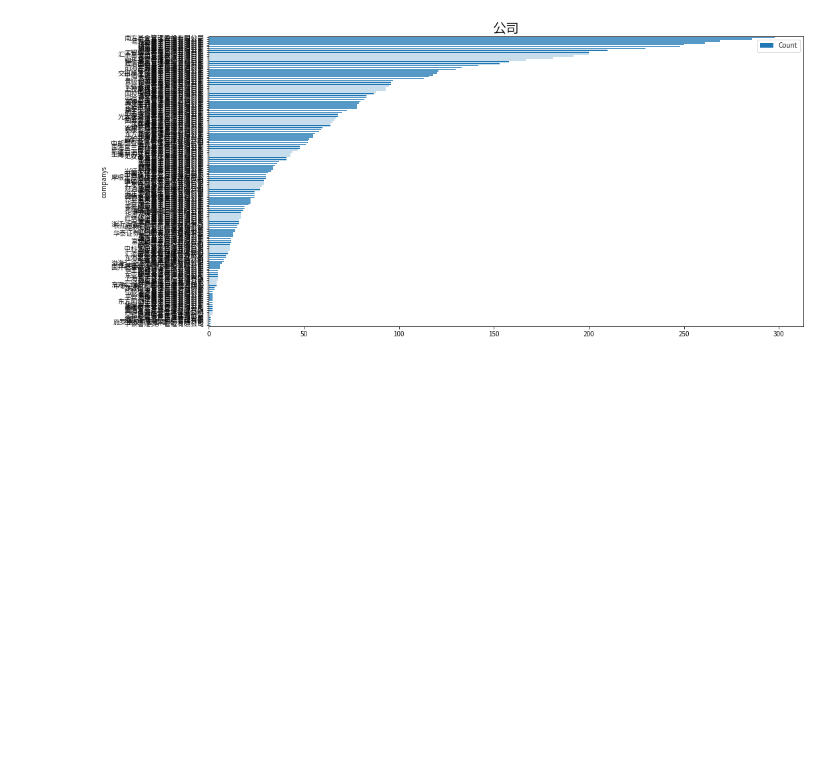
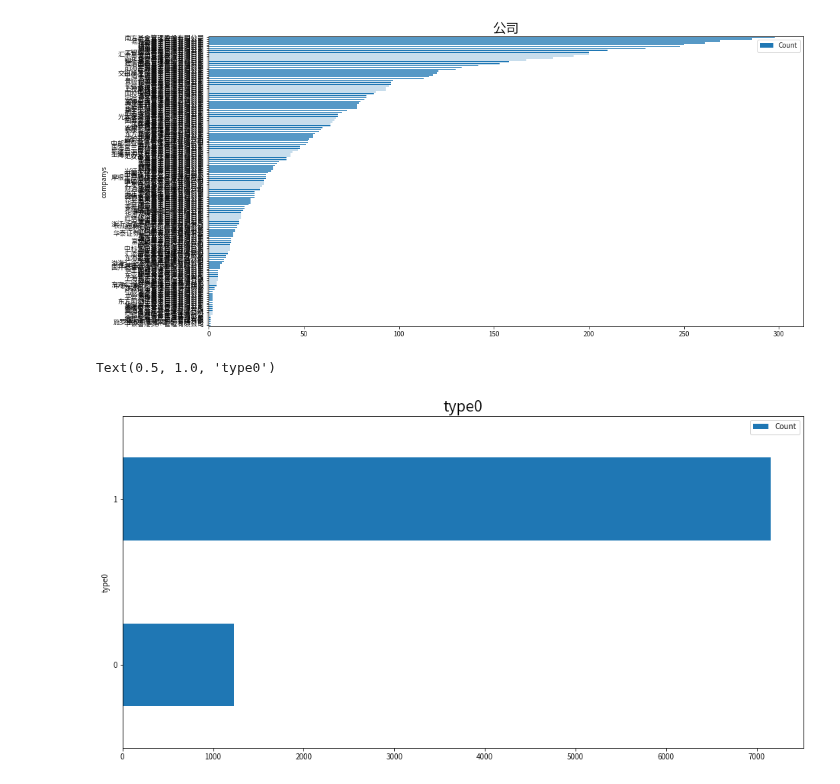
Before and after one commit to zhs007/jupyternotebook.demo, a Jupyter notebook: home/cnfunds/cnfund001.ipynb, the cells around one changed output. Drawn from its saved outputs; the diff is of its cells as text; code cells hidden in the pictures; blank space fills up the shorter version.

```diff
--- a/home/cnfunds/cnfund001.ipynb
+++ b/home/cnfunds/cnfund001.ipynb
@@ -70,3 +105,12 @@ ax.set_title("公司", fontsize=20)
 # %% [output]
 Text(0.5, 1.0, '公司')
 [figure]
+# %%
+company = dfFunds.groupby('type0').size().sort_values().reset_index(name = 'Count')
+ax = company.plot(kind = 'barh', x = 'type0')
+ax.set_xlabel("")
+ax.set_ylabel("type0")
+ax.set_title("type0", fontsize=20)
+# %% [output]
+Text(0.5, 1.0, 'type0')
+[figure, added]
```
Also changed, not shown: parts of 9 cells of this notebook.
